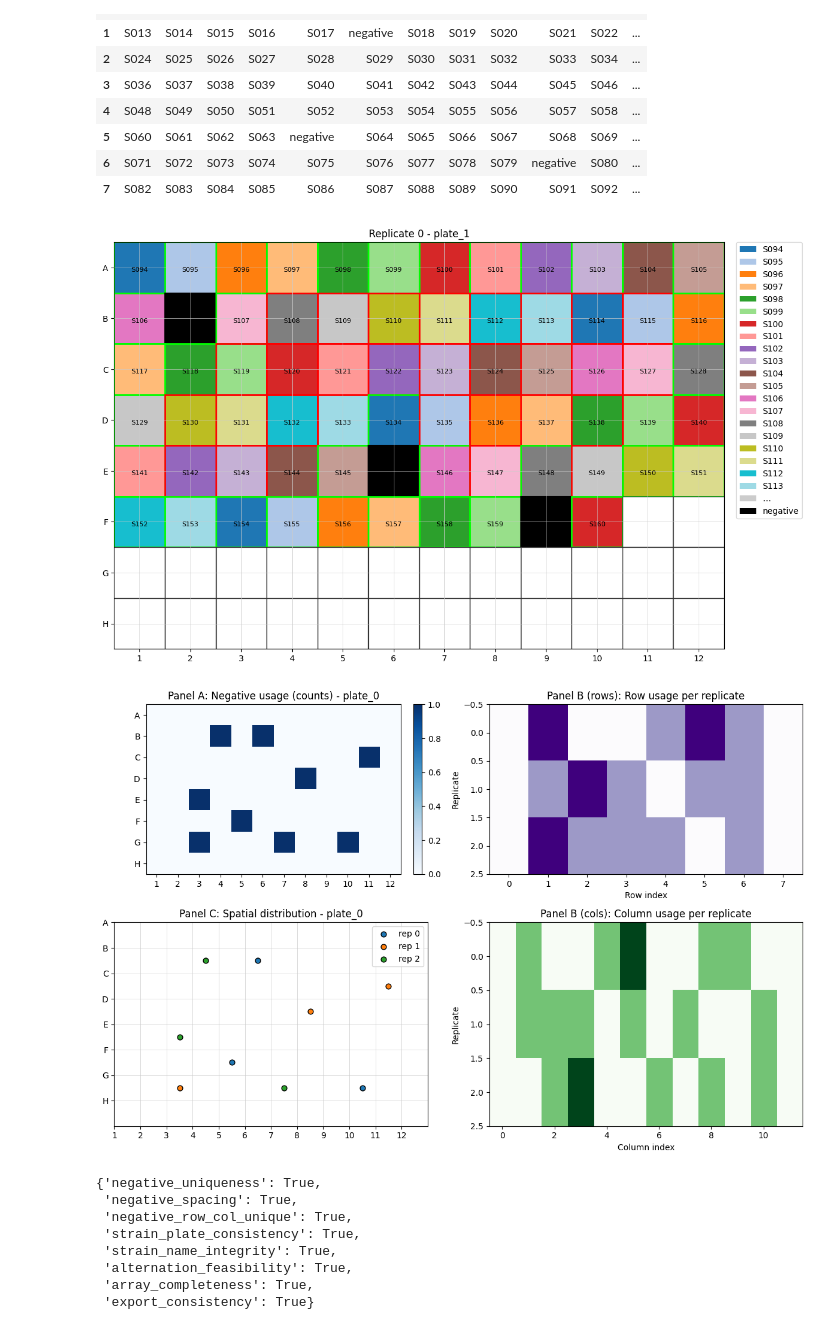
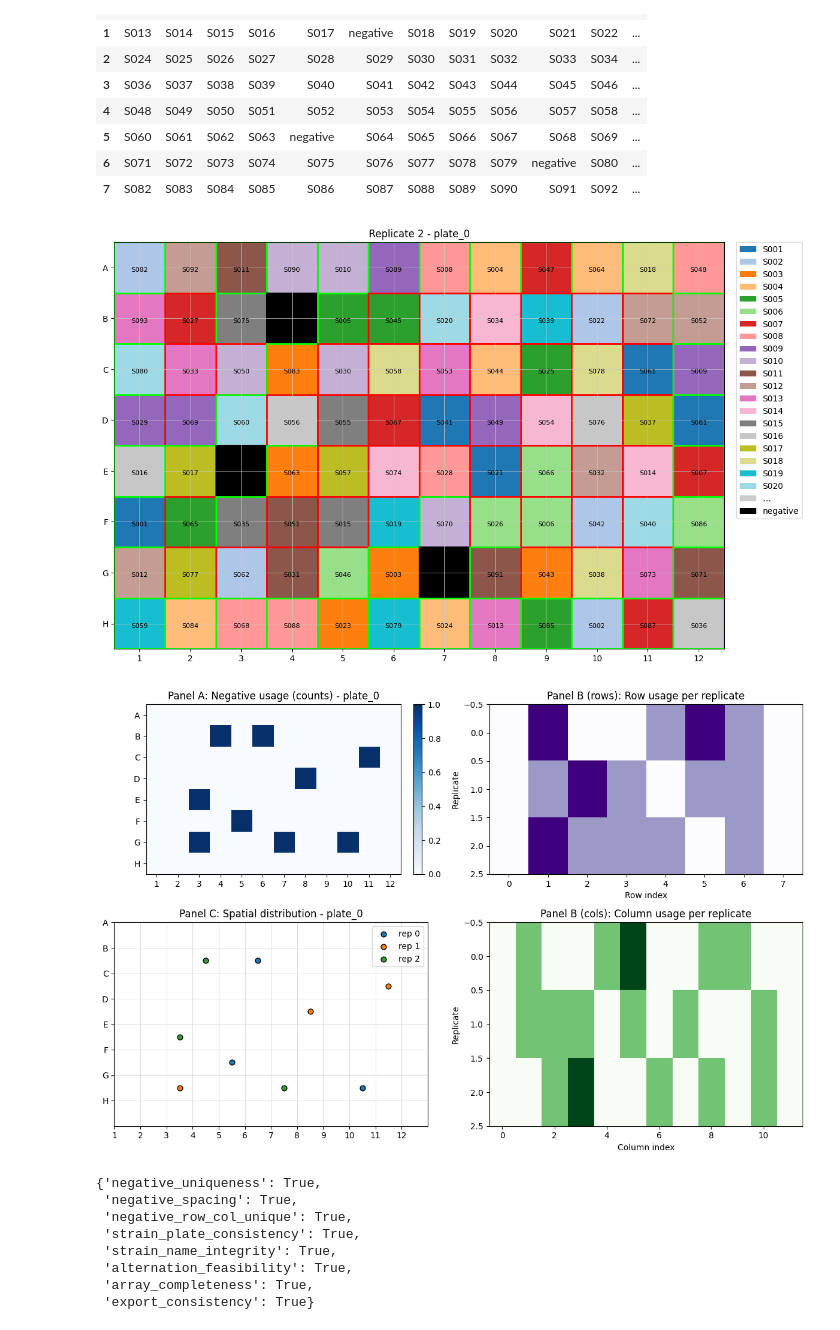
Before and after one commit to Xander-git/array-randomizer, a Jupyter notebook: example.ipynb, the cells around one changed output. Saved outputs shown, nothing was run; the diff lists cells and outputs as text; code cells hidden in the pictures.

```diff
--- a/example.ipynb
+++ b/example.ipynb
@@ -55,12 +55,12 @@ plate_pattern
 # %%
 
 meta = export_metadata(data)
 checks = validate_layout(data)
 
-fig, ax = plot_plate(data, replicate_id=0, plate_id='plate_1')
+fig, ax = plot_plate(data, replicate_id=2, plate_id='plate_0')
 fig2 = plot_negative_uniqueness(data)
 # %% [output]
-[figure, old version]
+[figure, new version]
 [figure]
 # %%
 from array_randomizer import validate_layout
```
Also changed, not shown: 1 other file.
